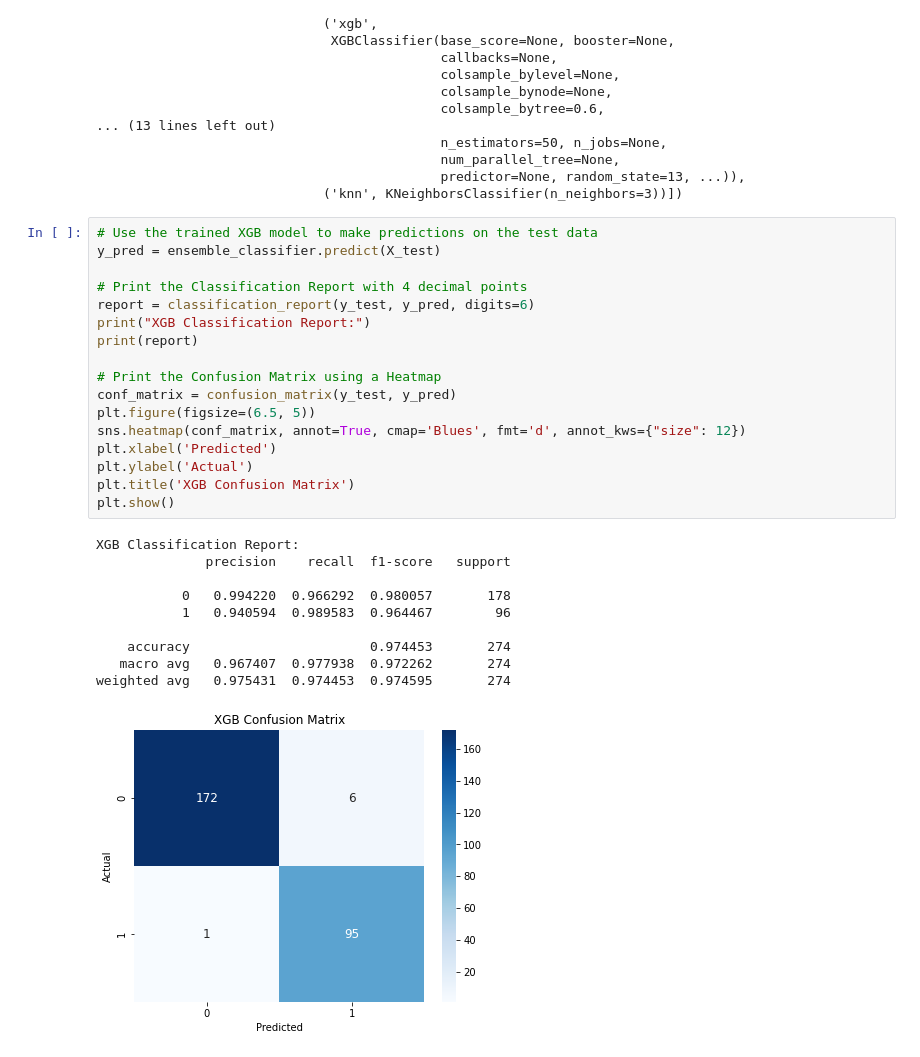
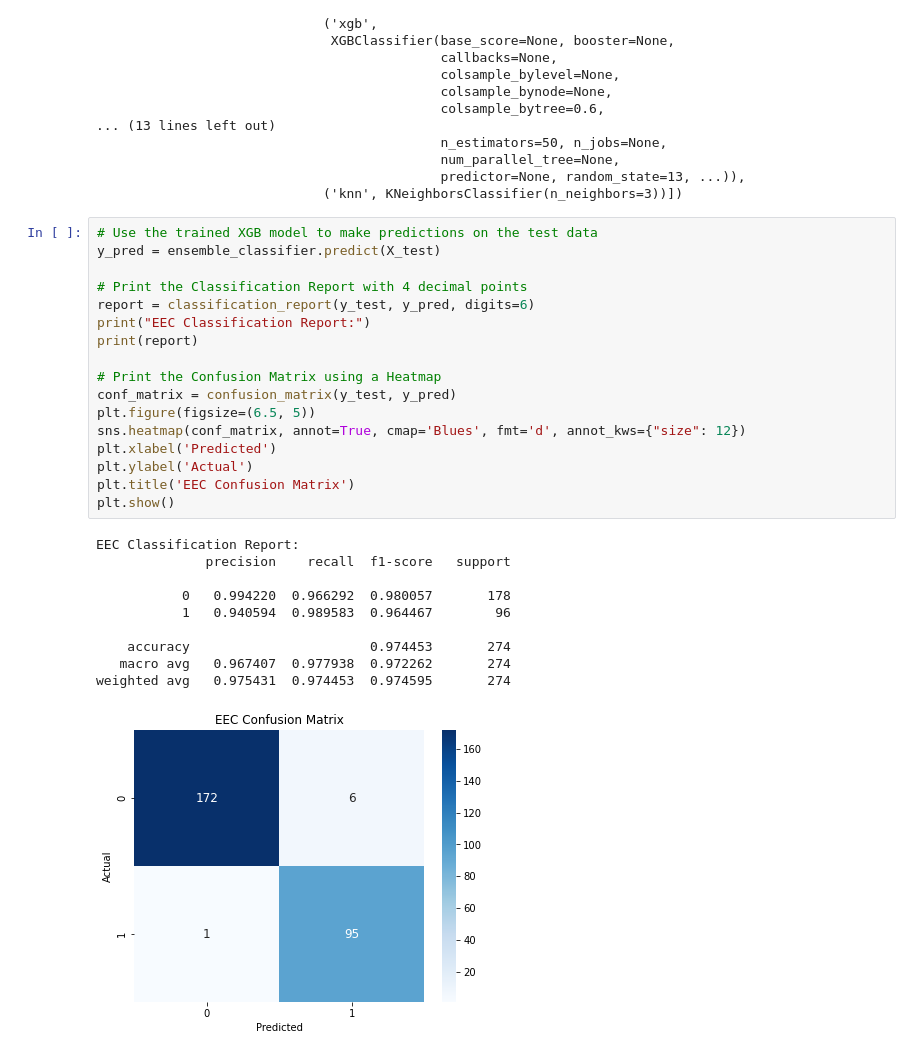
Before and after one commit to Anuvathan/Breast_Cancer_Benign_Malign_Prediction, a Jupyter notebook: main.ipynb, the cells around one changed output. Cells and saved outputs as stored; diff of their text form.

```diff
--- a/main.ipynb
+++ b/main.ipynb
@@ -1751,28 +1751,28 @@ VotingClassifier(estimators=[('rf',
 # %%
 # Use the trained XGB model to make predictions on the test data
 y_pred = ensemble_classifier.predict(X_test)
 
 # Print the Classification Report with 4 decimal points
 report = classification_report(y_test, y_pred, digits=6)
-print("XGB Classification Report:")
+print("EEC Classification Report:")
 print(report)
 
 # Print the Confusion Matrix using a Heatmap
 conf_matrix = confusion_matrix(y_test, y_pred)
 plt.figure(figsize=(6.5, 5))
 sns.heatmap(conf_matrix, annot=True, cmap='Blues', fmt='d', annot_kws={"size": 12})
 plt.xlabel('Predicted')
 plt.ylabel('Actual')
-plt.title('XGB Confusion Matrix')
+plt.title('EEC Confusion Matrix')
 plt.show()
 # %% [output]
-XGB Classification Report:
+EEC Classification Report:
               precision    recall  f1-score   support
 
            0   0.994220  0.966292  0.980057       178
            1   0.940594  0.989583  0.964467        96
 
     accuracy                       0.974453       274
    macro avg   0.967407  0.977938  0.972262       274
 weighted avg   0.975431  0.974453  0.974595       274
-[figure, old version]
+[figure, new version]
```
Also changed, not shown: parts of 2 cells of this notebook.
